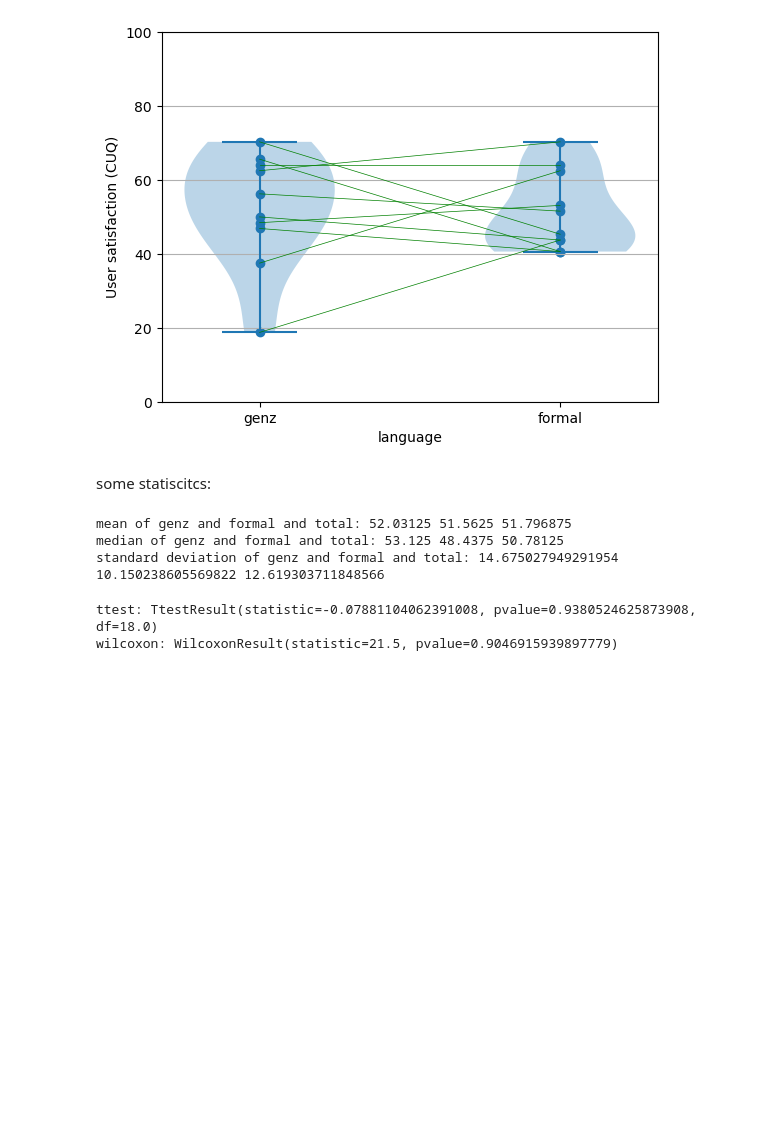
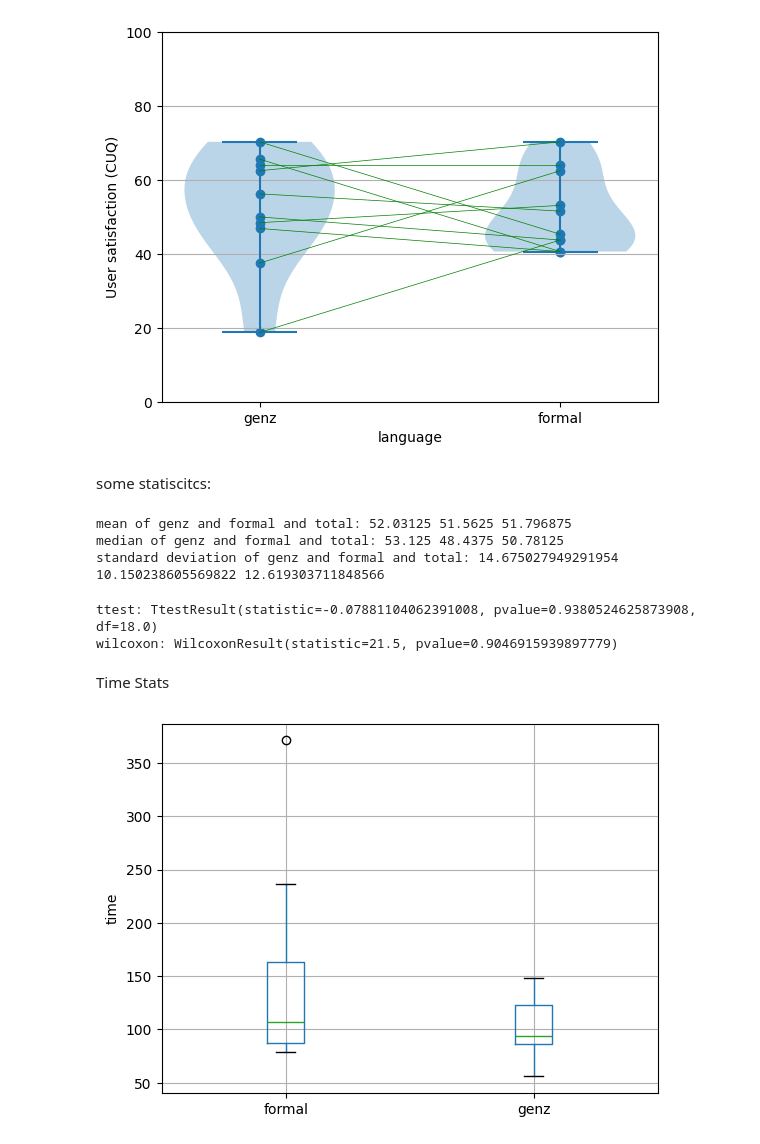
Before and after one commit to annebelleo/MAIR-group12, a Jupyter notebook: src/eval_user_data.ipynb, the cells around one changed output. Saved outputs shown, nothing was run; the diff lists cells and outputs as text; code cells hidden in the pictures; blank space fills up the shorter version.

Commit message:
addded graphs for time and turns taken

```diff
--- a/src/eval_user_data.ipynb
+++ b/src/eval_user_data.ipynb
@@ -311,3 +311,25 @@ print("wilcoxon:" , stats.wilcoxon(x = df_languages["formal"], y= df_languages["
 # %% [output]
 ttest: TtestResult(statistic=-0.07881104062391008, pvalue=0.9380524625873908, df=18.0)
 wilcoxon: WilcoxonResult(statistic=21.5, pvalue=0.9046915939897779)
+# %% [markdown]
+Time Stats
+# %%
+import matplotlib.pyplot as plt
+
+time_formal = df[df["language"].str.match("formal")]["time"]
+
+time_genz = df[df["language"].str.match("genz")]["time"]
+time_plot = pd.DataFrame({'formal':time_formal,
+                   'genz':time_genz})
+#df_plot = df[df["language"].str.match("formal")][]
+
+#print (cuq_formal.columns)
+#df_plot = df_plot.set_index(["user_id", "language"])
+
+bplot = time_plot.boxplot()
+bplot.set_ylabel('time')
+#cuq_genz.plot()
+#df.plot()
+plt.show()
+# %% [output]
+[figure, added]
```
Also changed, not shown: parts of 9 cells of this notebook.
